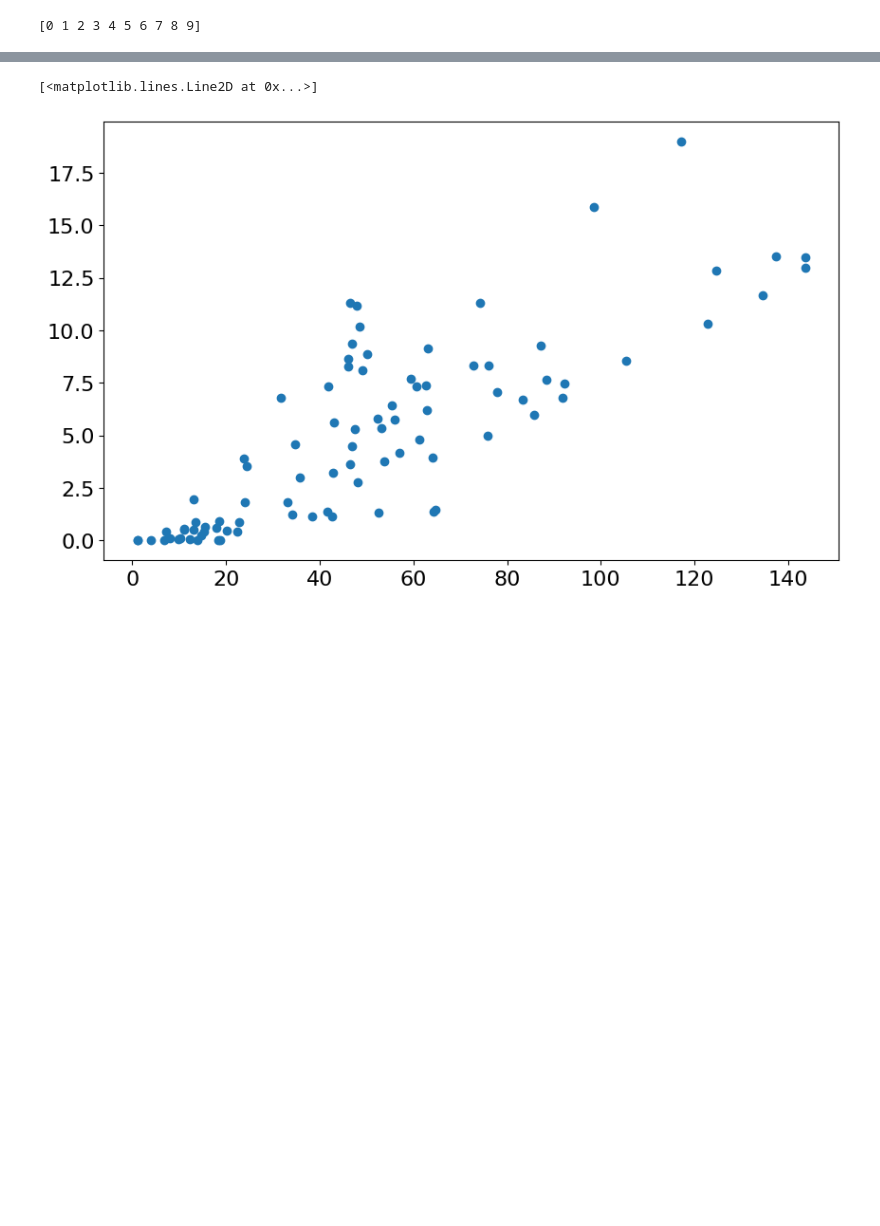
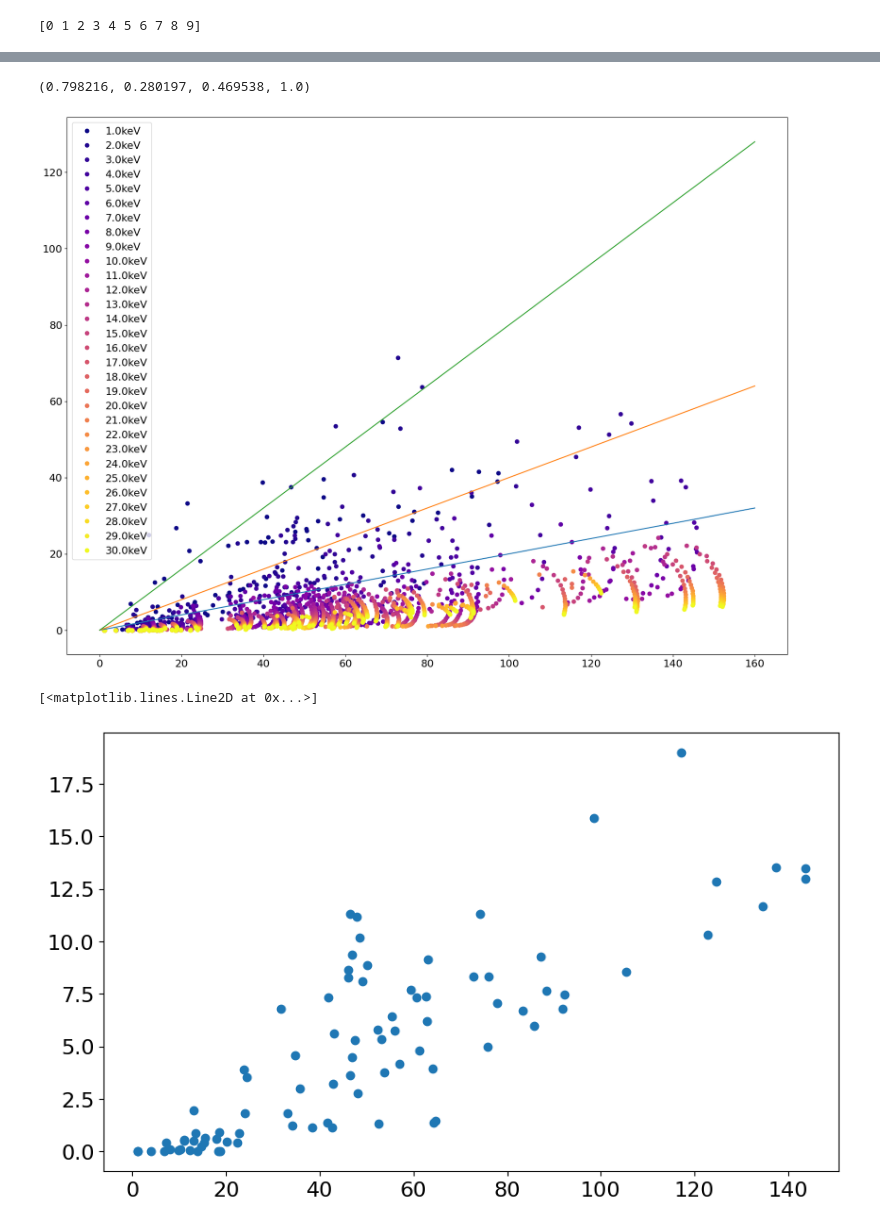
Before and after one commit to schreiber-lab/reflectorch, a Jupyter notebook: notebooks/training_vh.ipynb, the cells around one changed output, grey strips where cells are left out. Drawn from its saved outputs; the diff is of its cells as text; code cells hidden in the pictures; blank space fills up the shorter version.

```diff
--- a/notebooks/training_vh.ipynb
+++ b/notebooks/training_vh.ipynb
@@ -65,3 +71,31 @@ plt.show()
+# %%
+element = elements.index("H")
+slds_ele = all_slds[element]
+#all_slds = np.zeros((87,30,2))
+#slds_rl = slds_ele[:,0]
+#slds_im = slds_ele[:,1]
+plasma = mpl.colormaps['plasma']
+#, color=plasma[i]
+colorval = np.linspace(0,1,30)
+print(plasma(0.5))
+fitx = np.linspace(0,160,500)
+fity_low = fitx * 0.2
+fity = fitx * 0.4
+fity_high = fitx * 0.8
+
+fig = plt.figure(figsize=(20, 15))
+for i in np.arange(30):
+    slds_rl = all_slds[:,i,0]
+    slds_im = all_slds[:,i,1]
+    plt.plot(slds_rl, slds_im, linestyle="", marker="o",label=f'{energy[i]}keV',color=plasma(colorval[i]))
+plt.plot(fitx,fity_low)
+plt.plot(fitx,fity)
+plt.plot(fitx,fity_high)
+plt.legend()
+plt.show()
+# %% [output]
+(0.798216, 0.280197, 0.469538, 1.0)
+[figure, added]
 # %%
 a = xsf.xray_sld(Pb, density=None, natural_density=None,energy=8)
 # %%
```
Also changed, not shown: parts of 3 cells of this notebook, 1 other file.
